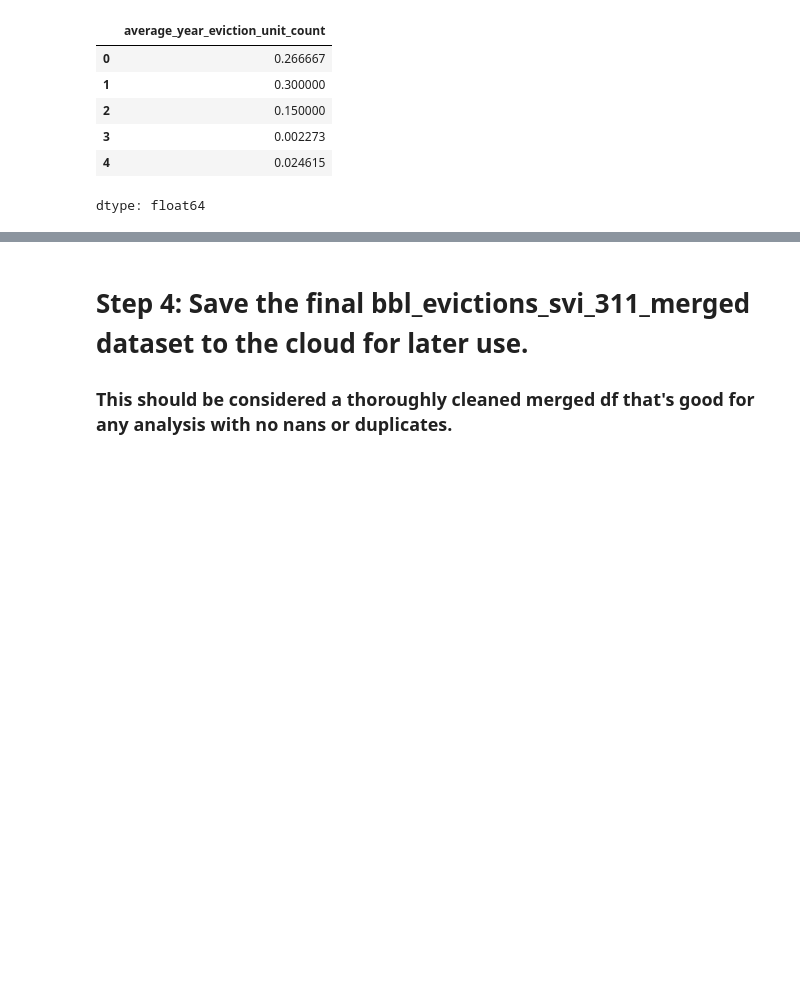
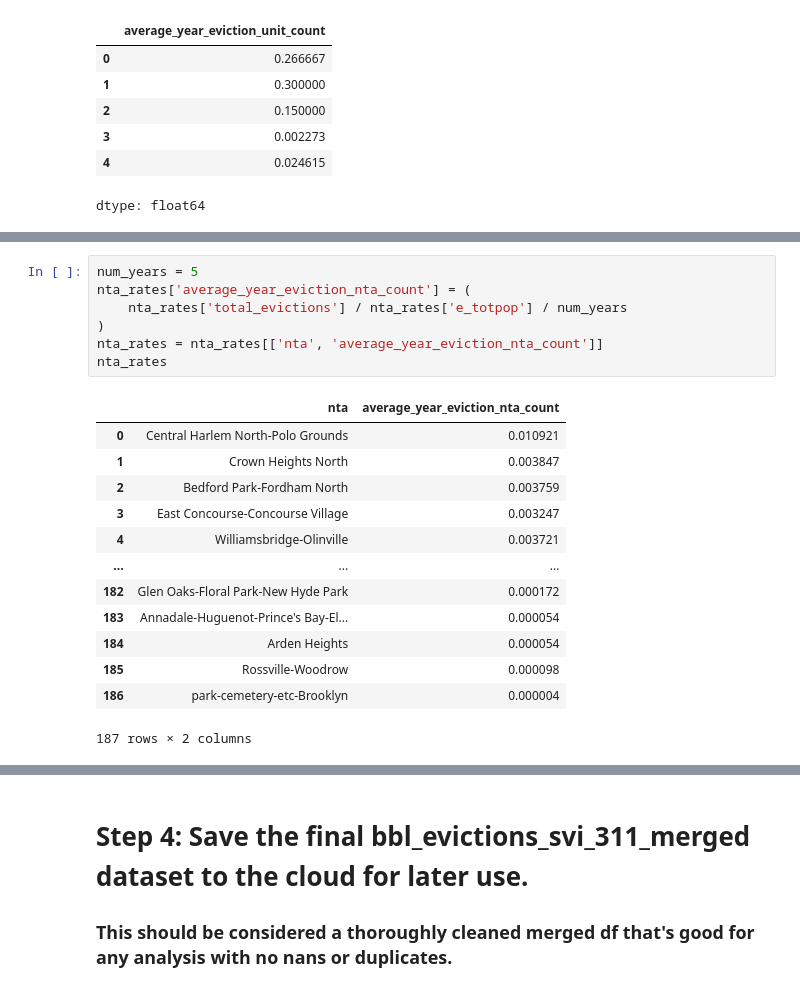
Before and after one commit to simaoalicechen/NYC_Landlord_Behavior_Analysis_Project, a Jupyter notebook: Part_2.5_merging_bbl_evictions_311_svi_mega_complete_normal_times.ipynb, the cells around one changed output, grey strips where cells are left out. Saved outputs shown, nothing was run; the diff lists cells and outputs as text; blank space fills up the shorter version.

```diff
--- a/Part_2.5_merging_bbl_evictions_311_svi_mega_complete_normal_times.ipynb
+++ b/Part_2.5_merging_bbl_evictions_311_svi_mega_complete_normal_times.ipynb
@@ -740,0 +811,21 @@ bbl_evictions_svi_311.sort_values('average_year_eviction_unit_count', ascending=
+# %%
+num_years = 5
+nta_rates['average_year_eviction_nta_count'] = (
+    nta_rates['total_evictions'] / nta_rates['e_totpop'] / num_years
+)
+nta_rates = nta_rates[['nta', 'average_year_eviction_nta_count']]
+nta_rates
+# %% [output]
+|  | nta | average_year_eviction_nta_count |
+| 0 | Central Harlem North-Polo Grounds | 0.010921 |
+| 1 | Crown Heights North | 0.003847 |
+| 2 | Bedford Park-Fordham North | 0.003759 |
+| 3 | East Concourse-Concourse Village | 0.003247 |
+| 4 | Williamsbridge-Olinville | 0.003721 |
+| ... | ... | ... |
+| 182 | Glen Oaks-Floral Park-New Hyde Park | 0.000172 |
+| 183 | Annadale-Huguenot-Prince's Bay-El... | 0.000054 |
+| 184 | Arden Heights | 0.000054 |
+| 185 | Rossville-Woodrow | 0.000098 |
+| 186 | park-cemetery-etc-Brooklyn | 0.000004 |
+187 rows × 2 columns
```
Also changed, not shown: parts of 10 cells of this notebook.
